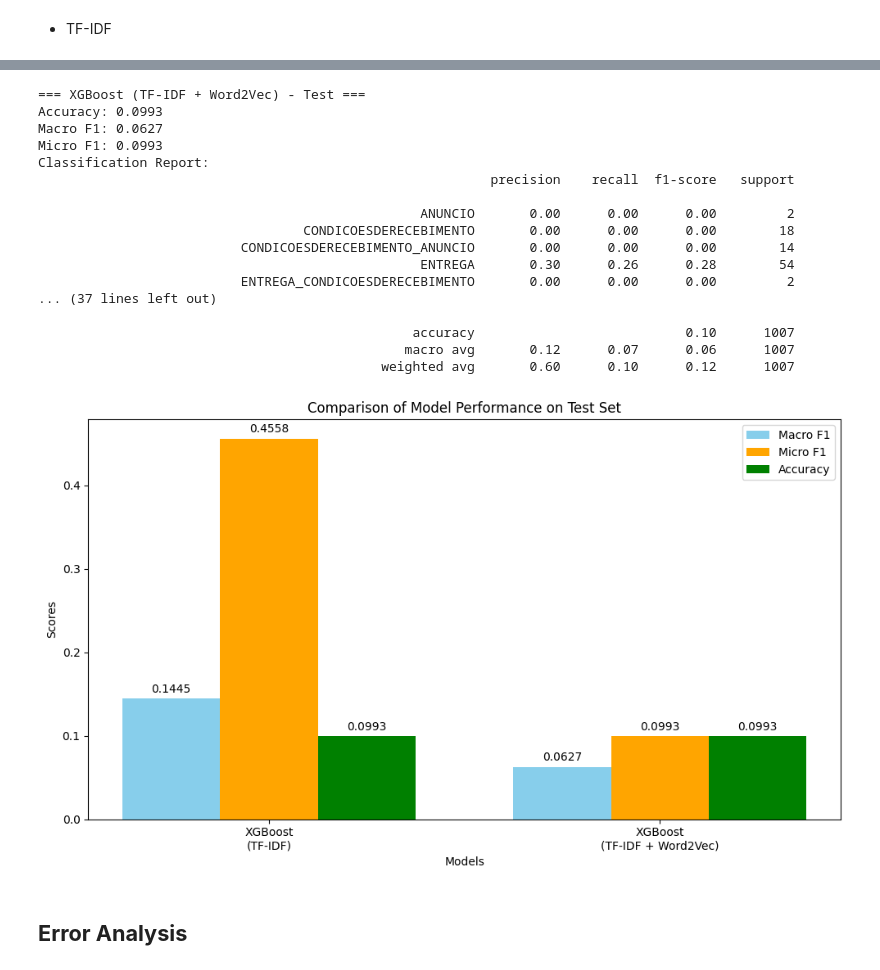
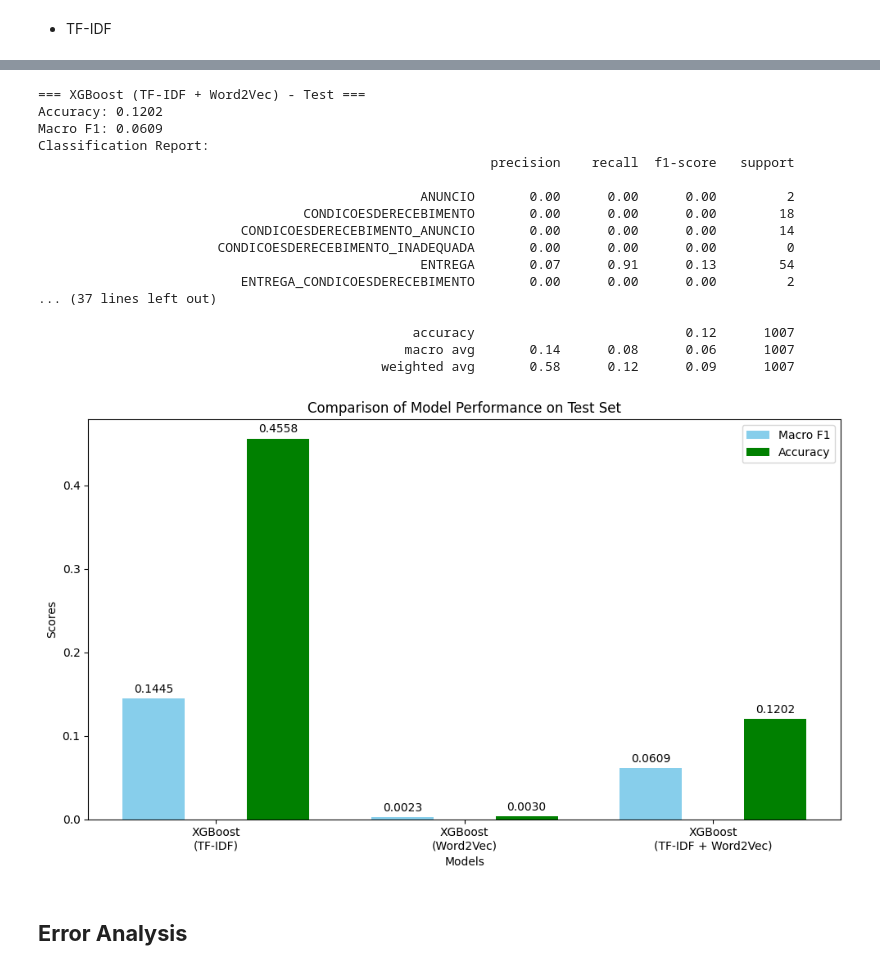
Before and after one commit to martapereira0/NLP-Text_Classification, a Jupyter notebook: main.ipynb, the cells around one changed output, grey strips where cells are left out. Saved outputs shown, nothing was run; the diff lists cells and outputs as text; code cells hidden in the pictures.

```diff
--- a/main.ipynb
+++ b/main.ipynb
@@ -1472,7 +1363,7 @@ Combined feature shape (test): (1007, 5300)
 # %% [markdown]
 ### Logistic Regression with Combined TF-IDF + Word2Vec
 # %%
-from sklearn.metrics import hamming_loss
+"""from sklearn.metrics import hamming_loss
 
 model_logreg_combined = OneVsRestClassifier(LogisticRegression(C=1.0, max_iter=1000, class_weight='balanced'))
 
@@ -1485,5 +1376,5 @@ results.append({
     'Macro F1': macro_f1,
     'Micro F1': micro_f1,
     'Hamming Loss': hamming_value
-})
+})"""
 # %% [output]
@@ -1567,7 +1422,7 @@ model_xgb_tfidf = XGBClassifier(
 )
 
 # Evaluate the model on the test set
-macro_f1, micro_f1, accuracy, y_pred_xgb_tfidf = evaluate_model_mc(
+macro_f1, accuracy, y_pred_xgb_tfidf = evaluate_model_mc(
     X_train_full_tfidf,
     X_test_tfidf_bi,
     y_train_full,
@@ -1582,7 +1437,6 @@ results.append({
     'Model': 'XGBoost',
     'Feature Set': 'TF-IDF',
     'Macro F1': macro_f1,
-    'Micro F1': micro_f1,
     'Accuracy': accuracy
 })
 # %% [output]
@@ -1603,3 +1457,32 @@ Classification Report:
                                                 accuracy                           0.46      1007
                                                macro avg       0.16      0.16      0.14      1007
                                             weighted avg       0.60      0.46      0.50      1007
+# %%
+model_xgb_w2v = XGBClassifier(
+    objective='multi:softmax',
+    num_class=len(label_encoder.classes_),
+    n_estimators=100,
+    max_depth=6,
+    learning_rate=0.1,
+    random_state=42,
+    eval_metric='mlogloss'
+)
+
+# Evaluate the model on the test set
+macro_f1, accuracy, y_pred_xgb_w2v = evaluate_model_mc(
+    X_train_full_w2v,
+    X_test_w2v,
+    y_train_full,
+    y_test_mc,
+    "XGBoost (Word2Vec) - Test",
+    model_xgb_w2v,
+    label_encoder,
+    sample_weights=sample_weights_full
+)
+
+results.append({
+    'Model': 'XGBoost',
+    'Feature Set': 'Word2Vec',
+    'Macro F1': macro_f1,
+    'Accuracy': accuracy
+})
@@ -1615,7 +1516,7 @@ model_xgb_combined = XGBClassifier(
 )
 
 # Evaluate the model on the test set
-macro_f1, micro_f1, accuracy, y_pred_xgb_combined = evaluate_model_mc(
+macro_f1, accuracy, y_pred_xgb_combined = evaluate_model_mc(
     X_train_full_combined,
     X_test_combined,
     y_train_full,
@@ -1630,55 +1531,53 @@ results.append({
     'Model': 'XGBoost',
     'Feature Set': 'TF-IDF + Word2Vec',
     'Macro F1': macro_f1,
-    'Micro F1': micro_f1,
     'Accuracy': accuracy
 })
 # %% [output]
 === XGBoost (TF-IDF + Word2Vec) - Test ===
-Accuracy: 0.0993
-Macro F1: 0.0627
-Micro F1: 0.0993
+Accuracy: 0.1202
+Macro F1: 0.0609
 Classification Report:
                                                           precision    recall  f1-score   support
 
                                                  ANUNCIO       0.00      0.00      0.00         2
                                   CONDICOESDERECEBIMENTO       0.00      0.00      0.00        18
                           CONDICOESDERECEBIMENTO_ANUNCIO       0.00      0.00      0.00        14
-                                                 ENTREGA       0.30      0.26      0.28        54
+                       CONDICOESDERECEBIMENTO_INADEQUADA       0.00      0.00      0.00         0
+                                                 ENTREGA       0.07      0.91      0.13        54
                           ENTREGA_CONDICOESDERECEBIMENTO       0.00      0.00      0.00         2
 ... (37 lines left out)
 
-                                                accuracy                           0.10      1007
-                                               macro avg       0.12      0.07      0.06      1007
-                                            weighted avg       0.60      0.10      0.12      1007
+                                                accuracy                           0.12      1007
+                                               macro avg       0.14      0.08      0.06      1007
+                                            weighted avg       0.58      0.12      0.09      1007
 # %%
 models = [result['Model'] for result in results]
 feature_sets = [result['Feature Set'] for result in results]
+accuracy = [result['Accuracy'] for result in results]
 macro_f1 = [result['Macro F1'] for result in results]
-micro_f1 = [result['Micro F1'] for result in results]
 
 x = np.arange(len(models))
 width = 0.25
 
 fig, ax = plt.subplots(figsize=(10, 6))
 bars1 = ax.bar(x - width, macro_f1, width, label='Macro F1', color='skyblue')
-bars2 = ax.bar(x, micro_f1, width, label='Micro F1', color='orange')
 bars3 = ax.bar(x + width, accuracy, width, label='Accuracy', color='green')
 
 ax.set_xlabel('Models')
 ax.set_ylabel('Scores')
 ax.set_title('Comparison of Model Performance on Test Set')
 ax.set_xticks(x)
 ax.set_xticklabels([f"{model}\n({feature_set})" for model, feature_set in zip(models, feature_sets)])
 ax.legend()
 
-for bars in [bars1, bars2, bars3]:
+for bars in [bars1, bars3]:
     ax.bar_label(bars, fmt='%.4f', padding=3)
 
 plt.tight_layout()
 plt.show()
 # %% [output]
-[figure, old version]
+[figure, new version]
 # %% [markdown]
 ## **Error Analysis**
 # %%
```
Also changed, not shown: parts of 26 cells of this notebook.
